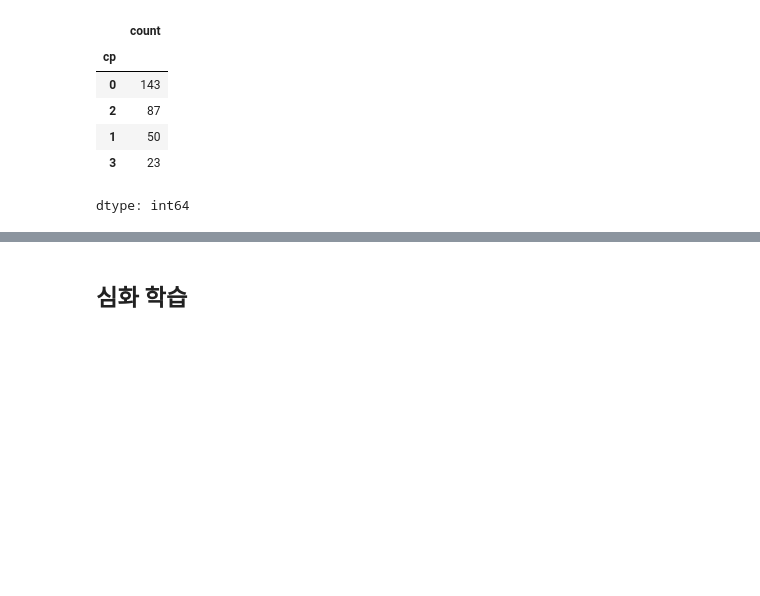
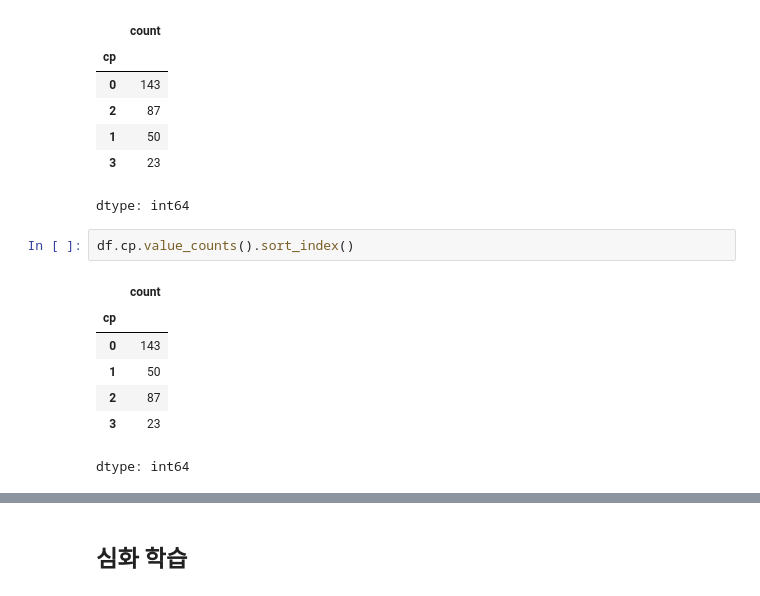
Before and after one commit to ai7dnn/PyTorch-DL, a Jupyter notebook: code/PT03.ipynb, the cells around one changed output, grey strips where cells are left out. Cells and saved outputs as stored; diff of their text form; blank space fills up the shorter version.

```diff
--- a/code/PT03.ipynb
+++ b/code/PT03.ipynb
@@ -117,6 +128,16 @@ df.cp.value_counts()
 | 1 | 50 |
 | 3 | 23 |
 dtype: int64
+# %%
+df.cp.value_counts().sort_index()
+# %% [output]
+|  | count |
+| cp |  |
+| 0 | 143 |
+| 1 | 50 |
+| 2 | 87 |
+| 3 | 23 |
+dtype: int64
 # %%
 sns.countplot(x='cp', data=df)
 plt.title("Chest Pain Type Count")
```
Also changed, not shown: parts of 13 cells of this notebook.
